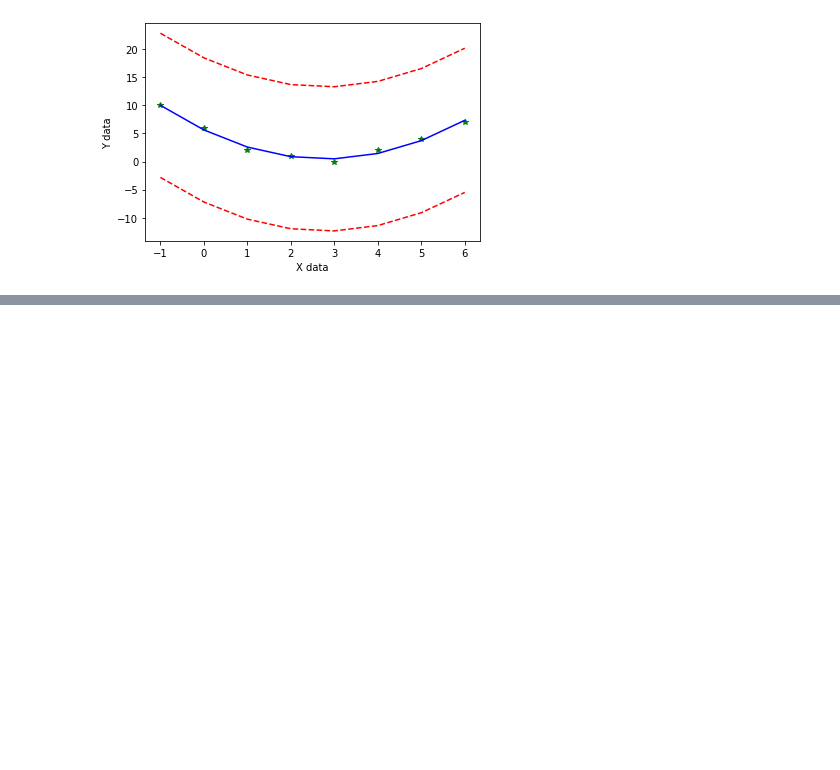
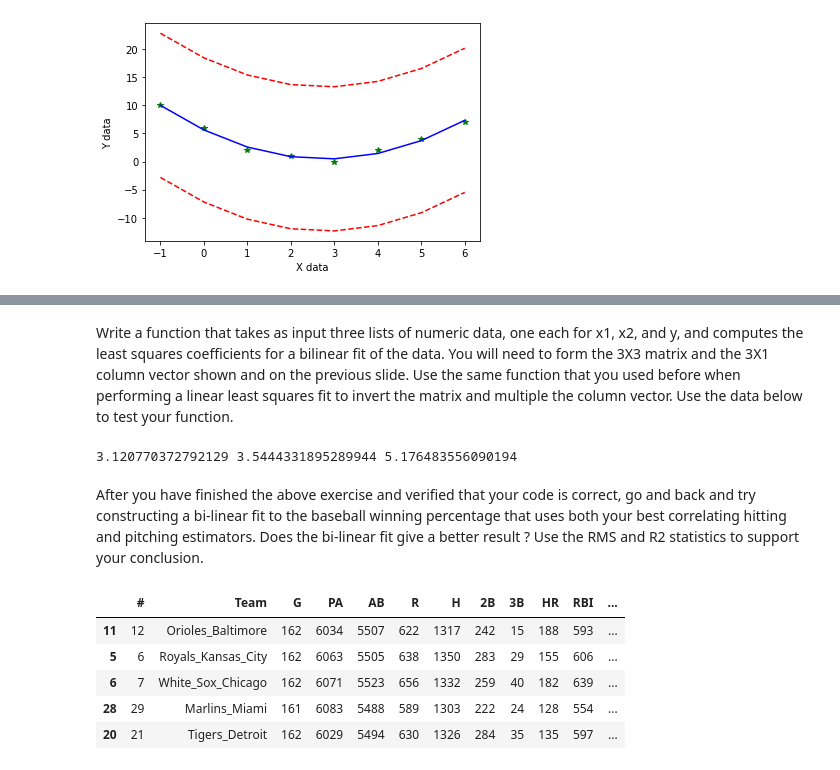
Before and after one commit to BriA827/data_analysis, a Jupyter notebook: least-squares-part-5a.ipynb, the cells around one changed output, grey strips where cells are left out. Cells and saved outputs as stored; diff of their text form; code cells hidden in the pictures; blank space fills up the shorter version.

Commit message:
Kaggle Notebook | least squares part 5a + 5b

```diff
--- a/least-squares-part-5a.ipynb
+++ b/least-squares-part-5a.ipynb
@@ -125,0 +137,2 @@ line_graph([xlist1, xes, ubx, lbx], [ylist1, yes, uby, lby], x_label = "X data",
+# %% [markdown]
+Write a function that takes as input three lists of numeric data, one each for x1, x2, and y, and computes the least squares coefficients for a bilinear fit of the data. You will need to form the 3X3 matrix and the 3X1 column vector shown and on the previous slide. Use the same function that you used before when performing a linear least squares fit to invert the matrix and multiple the column vector. Use the data below to test your function.
@@ -125,0 +164,25 @@ line_graph([xlist1, xes, ubx, lbx], [ylist1, yes, uby, lby], x_label = "X data",
+# %%
+co_x, co_x2, co_con = least_quad_3(x1_ar, x2_ar, y1_ar)
+print(co_x, co_x2, co_con)
+# %% [output]
+3.120770372792129 3.5444331895289944 5.176483556090194
+# %% [markdown]
+After you have finished the above exercise and verified that your code is correct, go and back and try
+constructing a bi-linear fit to the baseball winning percentage that uses both your best correlating hitting and
+pitching estimators. Does the bi-linear fit give a better result ? Use the RMS and R2 statistics to support your conclusion.
+# %%
+path_pitch = "/kaggle/input/pitching/2018_MLB_Pitching_Stats_II.txt"
+pitch=pd.read_csv(path_pitch, delim_whitespace = True)
+pitch.sort_values("WPCT", inplace=True)
+
+path_hit = "/kaggle/input/hitting/2018_MLB_Hitting_Stats.txt"
+hitting = pd.read_csv(path_hit, delim_whitespace=True)
+hitting.sort_values("WPCT", inplace=True)
+hitting.head()
+# %% [output]
+|  | # | Team | G | PA | AB | R | H | 2B | 3B | HR | RBI | ... |
+| 11 | 12 | Orioles_Baltimore | 162 | 6034 | 5507 | 622 | 1317 | 242 | 15 | 188 | 593 | ... |
+| 5 | 6 | Royals_Kansas_City | 162 | 6063 | 5505 | 638 | 1350 | 283 | 29 | 155 | 606 | ... |
+| 6 | 7 | White_Sox_Chicago | 162 | 6071 | 5523 | 656 | 1332 | 259 | 40 | 182 | 639 | ... |
+| 28 | 29 | Marlins_Miami | 161 | 6083 | 5488 | 589 | 1303 | 222 | 24 | 128 | 554 | ... |
+| 20 | 21 | Tigers_Detroit | 162 | 6029 | 5494 | 630 | 1326 | 284 | 35 | 135 | 597 | ... |
```
Also changed, not shown: parts of 6 cells of this notebook.
